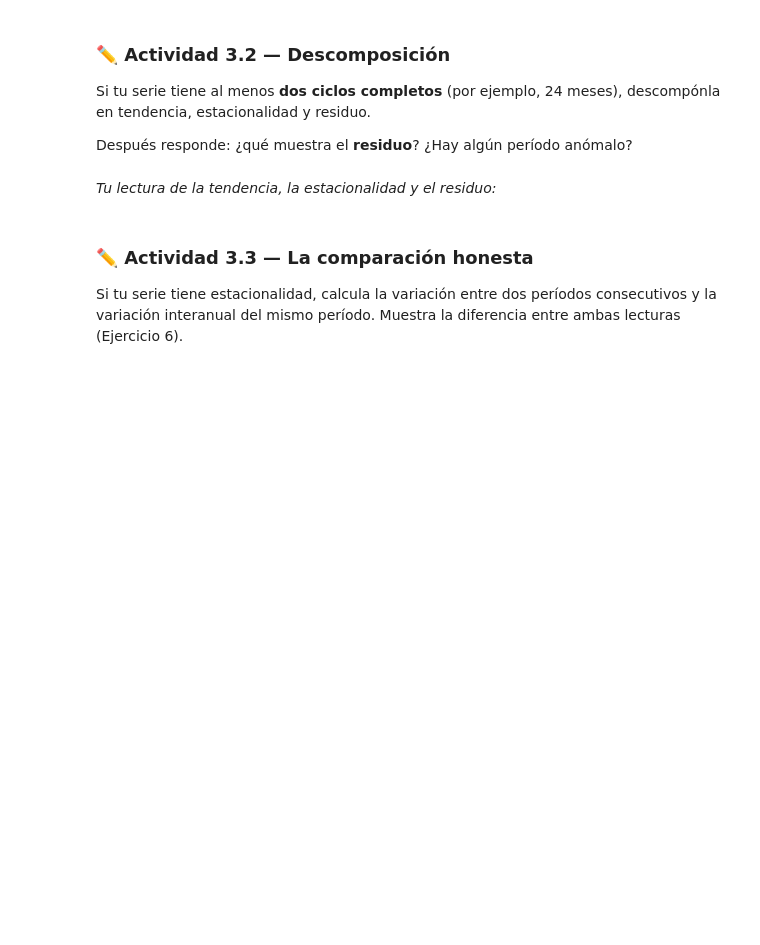
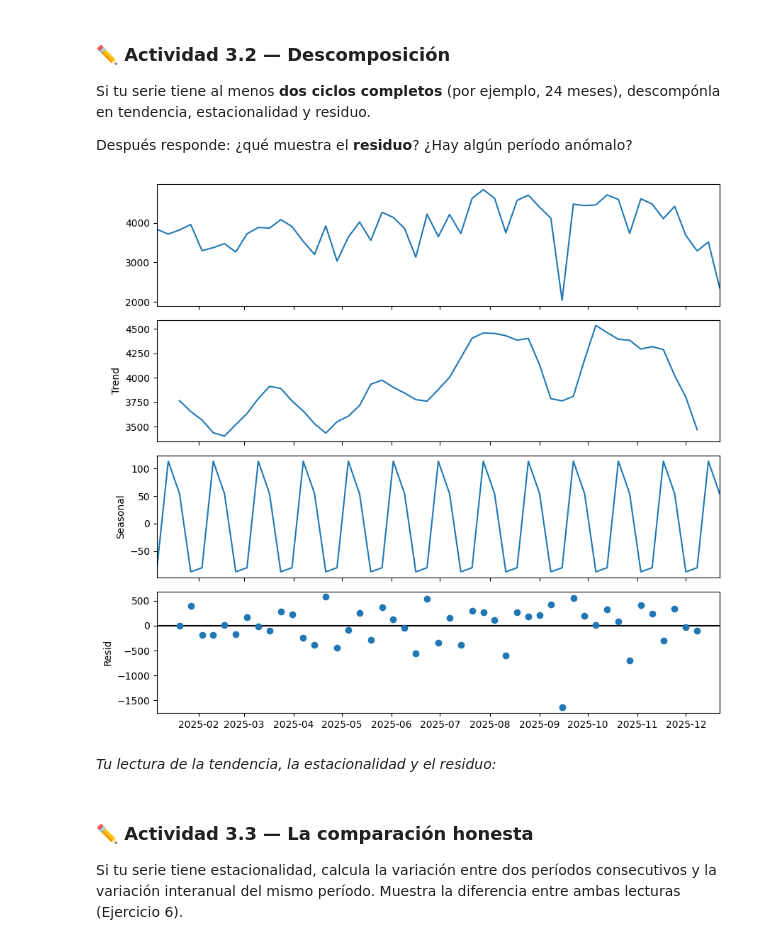
Before and after one commit to beneducarrco99/Laboratorio_3_Semana_3_CDD_Carrasco_Benjamin, a Jupyter notebook: S3_Notebook_Laboratorio_CDD_Carrasco_Benjamin.ipynb, the cells around one changed output. Cells and saved outputs as stored; diff of their text form; code cells hidden in the pictures; blank space fills up the shorter version.

```diff
--- a/S3_Notebook_Laboratorio_CDD_Carrasco_Benjamin.ipynb
+++ b/S3_Notebook_Laboratorio_CDD_Carrasco_Benjamin.ipynb
@@ -326,3 +367,35 @@ Después responde: ¿qué muestra el **residuo**? ¿Hay algún período anómalo
+# %%
+from statsmodels.tsa.seasonal import seasonal_decompose
+# desc = seasonal_decompose(serie, model='additive', period=12)
+# fig = desc.plot(); fig.set_size_inches(9, 8); plt.tight_layout(); plt.show()
+
+# Tu código aquí
+
+# Referenciamos los días del 2025 para armar las semanas
+idx = pd.date_range('2025-01-01', '2025-12-31', freq='D')
+diaria = (df.set_index('Fecha de aprobacion x SII')
+            .resample('D').size()
+            .reindex(idx, fill_value=0))
+
+# Armar la semana desde el lunes
+completas = diaria['2025-01-06':'2025-12-28']
+semanal = completas.resample('W-MON', label='left', closed='left').sum()
+
+# Descomposición semanal
+desc = seasonal_decompose(
+    semanal,
+    model='additive',
+    period=4
+)
+
+# Graficar
+fig = desc.plot()
+fig.set_size_inches(9, 8)
+
+plt.tight_layout()
+plt.show()
+# %% [output]
+[figure, added]
 # %% [markdown]
 _Tu lectura de la tendencia, la estacionalidad y el residuo:_
 # %% [markdown]
```
Also changed, not shown: parts of 7 cells of this notebook.
